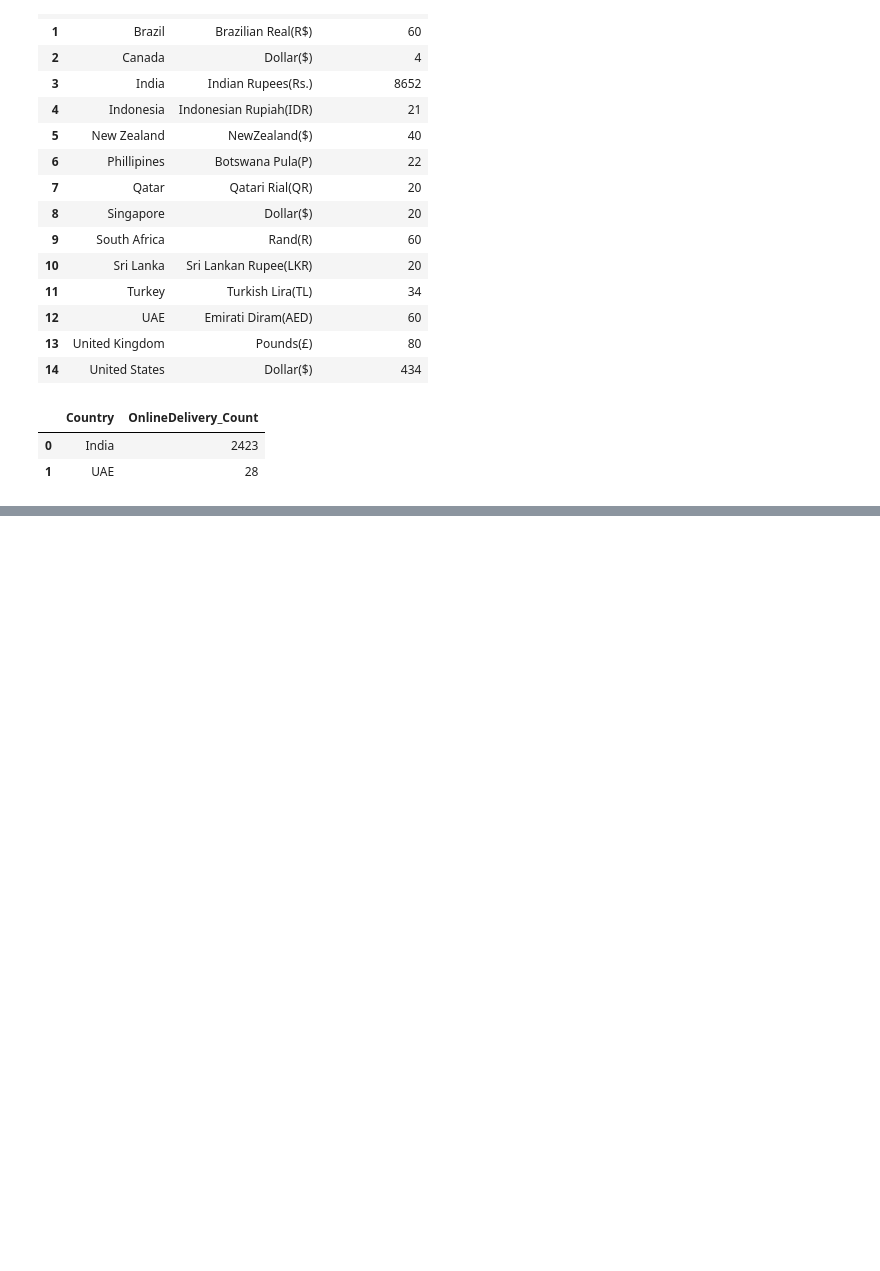
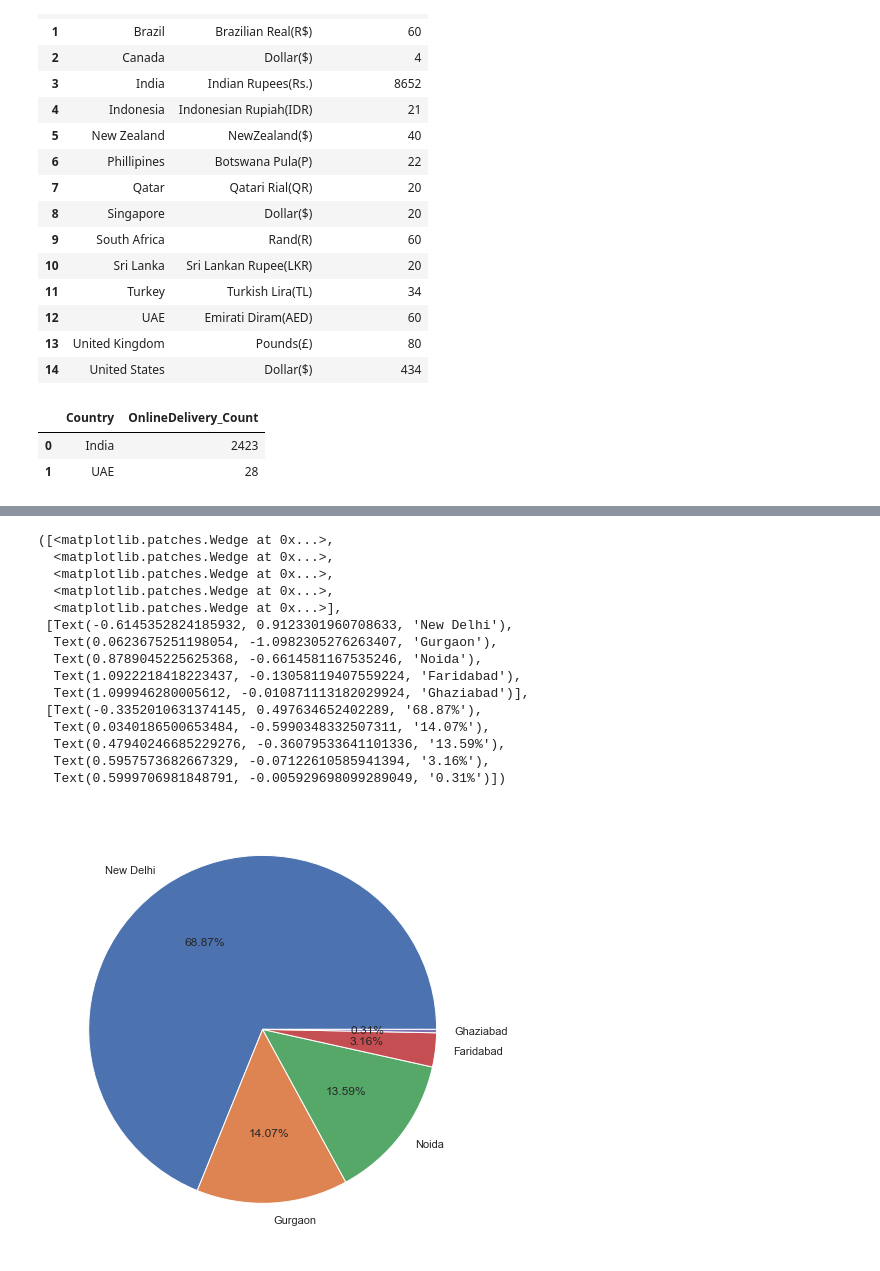
Before and after one commit to ravi0dubey/EDA, a Jupyter notebook: Zomato Dataset Exploratory Data Analysis.ipynb, the cells around one changed output, grey strips where cells are left out. Saved outputs shown, nothing was run; the diff lists cells and outputs as text; code cells hidden in the pictures; blank space fills up the shorter version.

```diff
--- a/Zomato Dataset Exploratory Data Analysis.ipynb
+++ b/Zomato Dataset Exploratory Data Analysis.ipynb
@@ -508,0 +525,5 @@ df_final[df_final['Has Online delivery']=='Yes'].groupby(['Country']).size().res
+# %%
+#City Sorted based on Maximum Transaction
+
+df_city_max= df_final.groupby(['Country','City']).size().reset_index().rename(columns={0:'City_Count'}).sort_values(by = ['City_Count'], ascending=False)
+df_city_max
@@ -508,0 +544,23 @@ df_final[df_final['Has Online delivery']=='Yes'].groupby(['Country']).size().res
+# %%
+#Plotting Top 5 Cities and the count in Pie Chart
+
+city_names = df_city_max['City'].head(5)
+city_count = df_city_max['City_Count'].head(5)
+plt.pie(city_count, labels =  city_names,autopct = '%.2f%%')
+# %% [output]
+([<matplotlib.patches.Wedge at 0x...>,
+  <matplotlib.patches.Wedge at 0x...>,
+  <matplotlib.patches.Wedge at 0x...>,
+  <matplotlib.patches.Wedge at 0x...>,
+  <matplotlib.patches.Wedge at 0x...>],
+ [Text(-0.6145352824185932, 0.9123301960708633, 'New Delhi'),
+  Text(0.0623675251198054, -1.0982305276263407, 'Gurgaon'),
+  Text(0.8789045225625368, -0.6614581167535246, 'Noida'),
+  Text(1.0922218418223437, -0.13058119407559224, 'Faridabad'),
+  Text(1.099946280005612, -0.010871113182029924, 'Ghaziabad')],
+ [Text(-0.3352010631374145, 0.497634652402289, '68.87%'),
+  Text(0.0340186500653484, -0.5990348332507311, '14.07%'),
+  Text(0.47940246685229276, -0.36079533641101336, '13.59%'),
+  Text(0.5957573682667329, -0.07122610585941394, '3.16%'),
+  Text(0.5999706981848791, -0.005929698099289049, '0.31%')])
+[figure, added]
```
Also changed, not shown: parts of 6 cells of this notebook.
